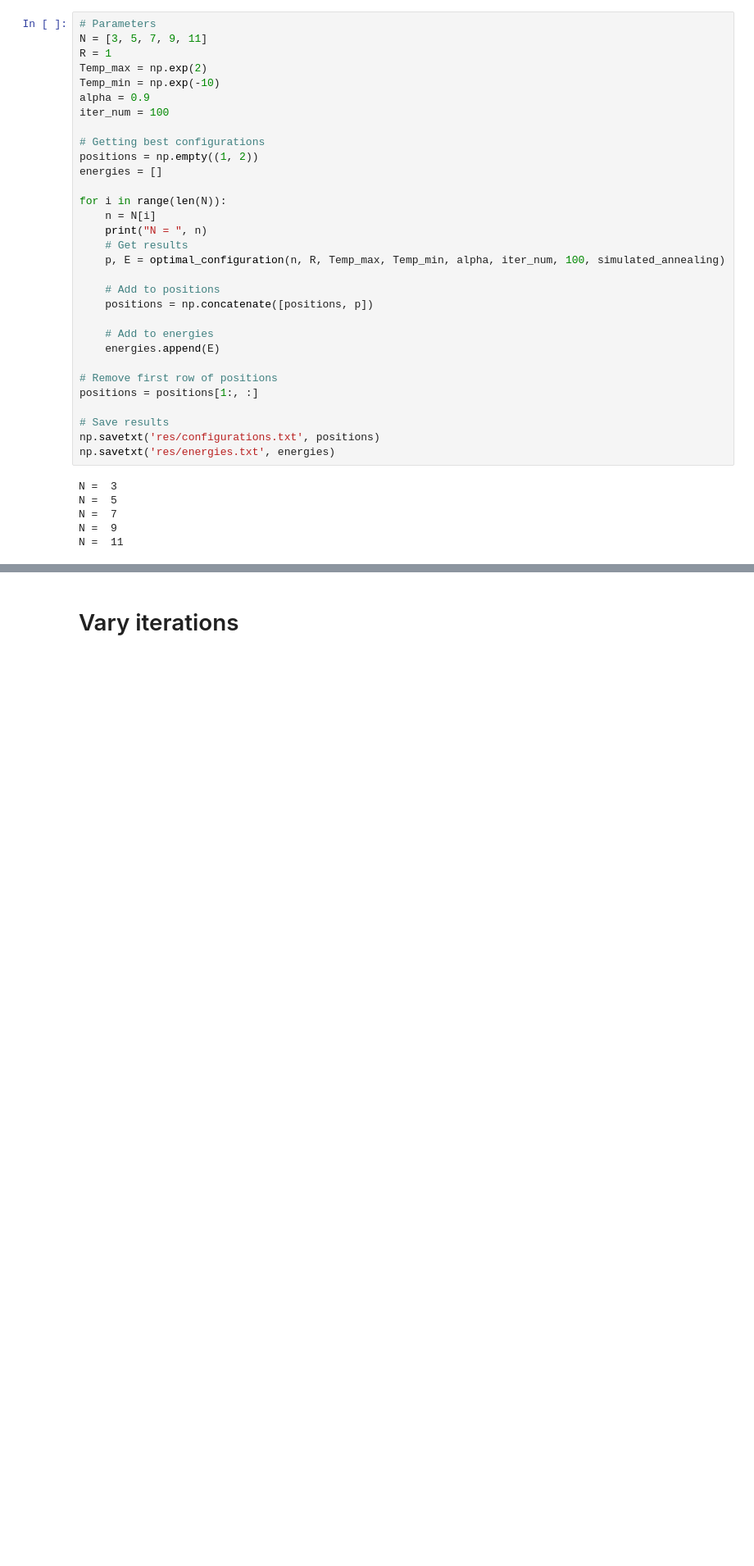
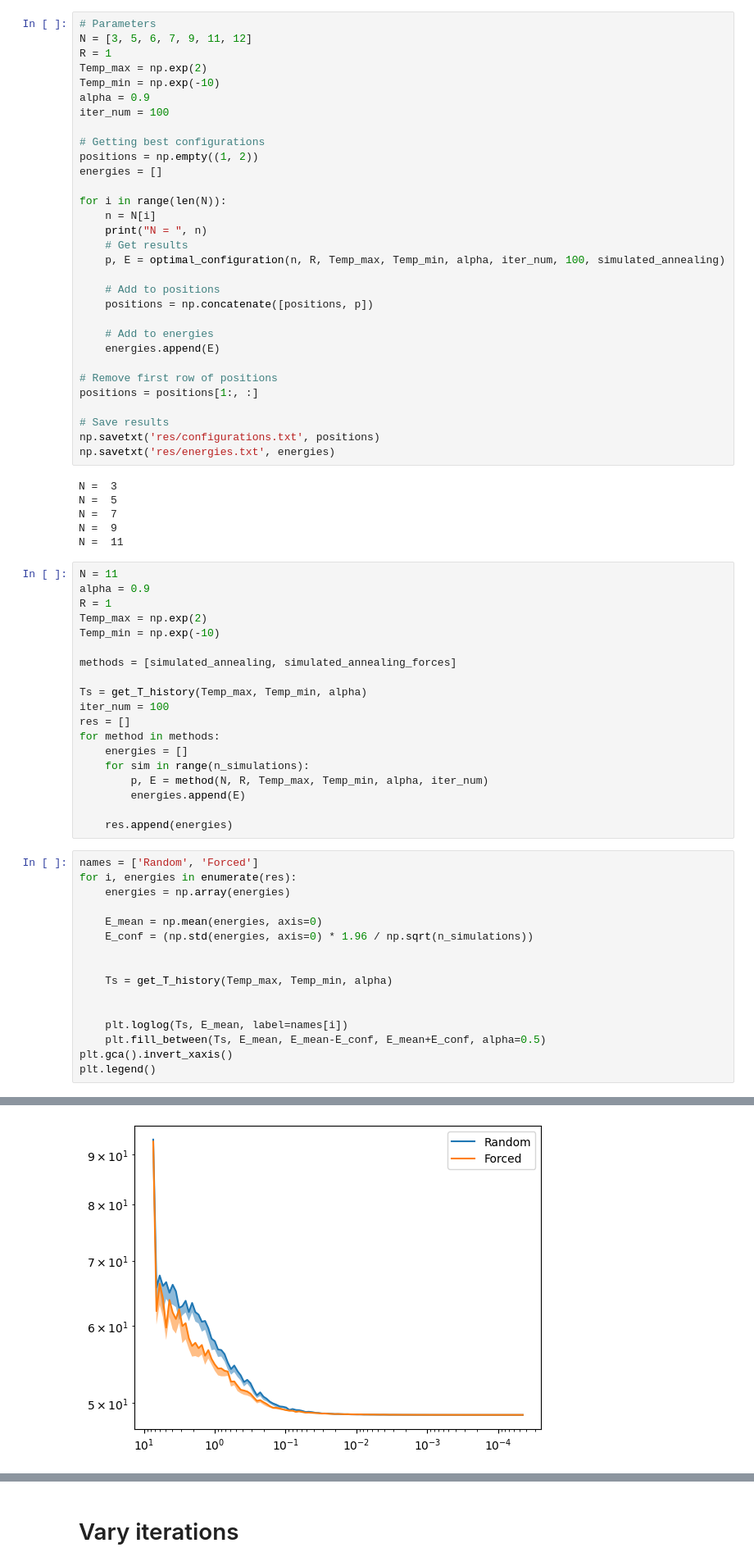
Before and after one commit to Asewlal01/SimAnnealParticleOptimize, a Jupyter notebook: DataAquirement.ipynb, the cells around one changed output, grey strips where cells are left out. Shown at 82% size. Saved outputs shown, nothing was run; the diff lists cells and outputs as text; blank space fills up the shorter version.

Commit message:
Changed plots

```diff
--- a/DataAquirement.ipynb
+++ b/DataAquirement.ipynb
@@ -14,6 +16,6 @@ n_simulations = 20
 # %%
 # Parameters
-N = [3, 5, 7, 9, 11]
+N = [3, 5, 6, 7, 9, 11, 12]
 R = 1
 Temp_max = np.exp(2)
 Temp_min = np.exp(-10)
@@ -48,3 +50,39 @@ N =  5
 N =  7
 N =  9
 N =  11
+# %%
+N = 11
+alpha = 0.9
+R = 1
+Temp_max = np.exp(2)
+Temp_min = np.exp(-10)
+
+methods = [simulated_annealing, simulated_annealing_forces]
+
+Ts = get_T_history(Temp_max, Temp_min, alpha)
+iter_num = 100
+res = []
+for method in methods:
+    energies = []
+    for sim in range(n_simulations):
+        p, E = method(N, R, Temp_max, Temp_min, alpha, iter_num)
+        energies.append(E)
+
+    res.append(energies)
+# %%
+names = ['Random', 'Forced']
+for i, energies in enumerate(res):
+    energies = np.array(energies)
+
+    E_mean = np.mean(energies, axis=0)
+    E_conf = (np.std(energies, axis=0) * 1.96 / np.sqrt(n_simulations))
+
+
+    Ts = get_T_history(Temp_max, Temp_min, alpha)
+
+
+    plt.loglog(Ts, E_mean, label=names[i])
+    plt.fill_between(Ts, E_mean, E_mean-E_conf, E_mean+E_conf, alpha=0.5)
+plt.gca().invert_xaxis()
+plt.legend()
+# %% [output]
@@ -51 +90,2 @@ N =  11
+[figure, added]
 # %% [markdown]
```
Also changed, not shown: parts of 19 cells of this notebook, 6 other files.
